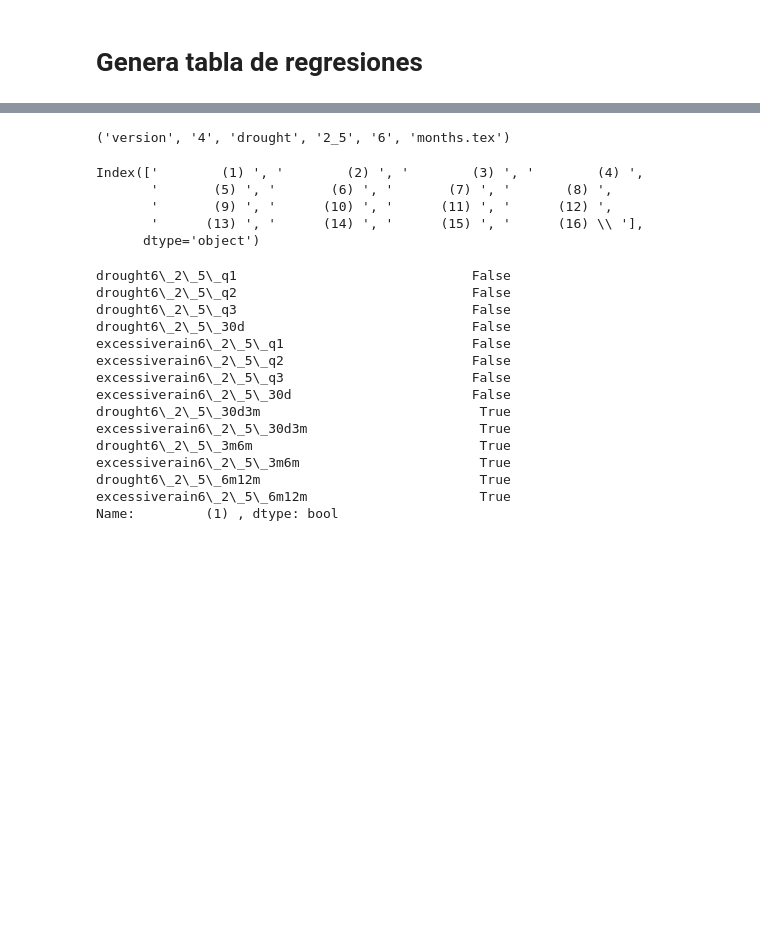
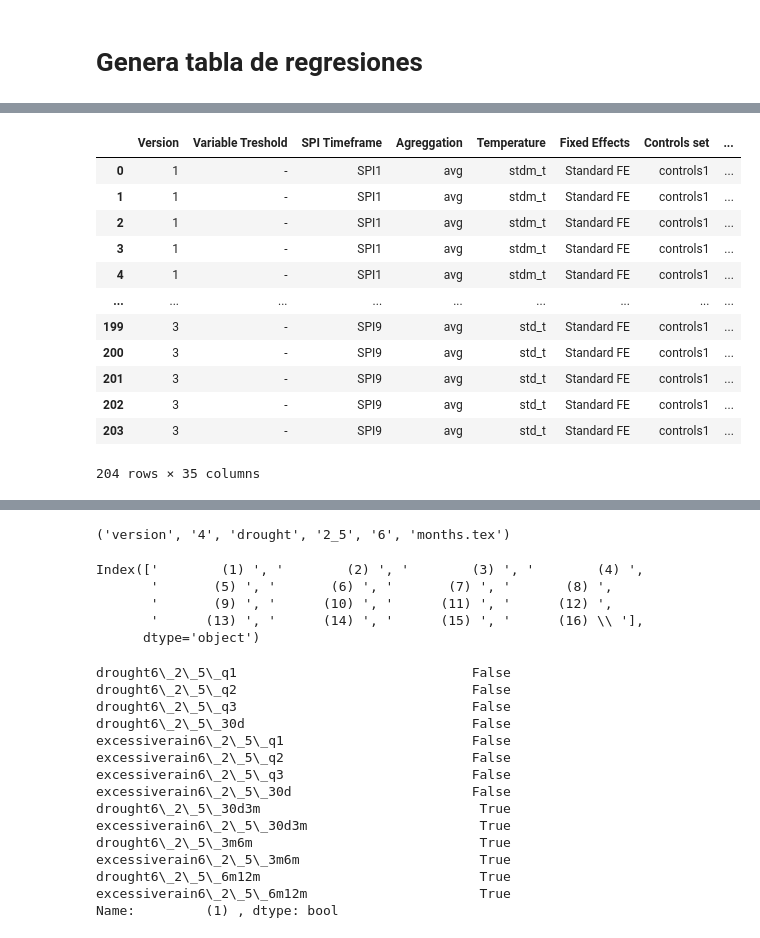
Before and after one commit to Queeno11/Child-mortality-and-Climate-Shocks, a Jupyter notebook: analiza_regresions.ipynb, the cells around one changed output, grey strips where cells are left out. Cells and saved outputs as stored; diff of their text form; code cells hidden in the pictures; blank space fills up the shorter version.

```diff
--- a/analiza_regresions.ipynb
+++ b/analiza_regresions.ipynb
@@ -45,7 +45,7 @@ def make_float(s):
     return s
 
 def parse_name(name):
-    print(name)
+
     conditions = name.split(" - ")
 
     # # From 2003 or Last 10 years
@@ -54,6 +54,19 @@ def parse_name(name):
     #     conditions = conditions[:-1]
     # else:
     subset = "Last 10 years & from 2003"
+
+    # Timeframes
+    if "times" in conditions[-1]:
+        times = conditions[-1].replace(".tex", "")
+        times = re.findall(r'\d+', times)[0]
+        conditions = conditions[:-1]
+        if times == "1":
+            times = "0to3m - 3to12m"
+        elif times == "2":
+            times = "0to12m"
+    else:
+        controls = "Standard Timeframes"
+
 
     # Control variables
     if "controls" in conditions[-1]:
@@ -76,26 +89,13 @@ def parse_name(name):
 
     version_nam, version_num = words[:2]
 
-    if version_num in ["1", "2"]:
-        months_num = words[2]
-        agg_timeframe = words[3]
-        temp_variable = words[4]
-        drought_num = " - "
+    months_num = words[2]
+    agg_timeframe = words[3]
+    temp_variable = words[4]
+    drought_num = " - "
 
-    elif version_num=="3":
-        months_num = words[3]
-        agg_timeframe = "min-max"
-        temp_variable = words[5]
-        drought_num = words[4]
-        drought_num = drought_num.replace("_", ".") + " SD"
 
-    elif version_num=="4":
-        months_num = words[3]
-        agg_timeframe = words[6]
-        temp_variable = words[5]
-        drought_num = words[4]
-        drought_num = drought_num.replace("_", ".") + " SD"
-
+    print()
     out_dict = {
         "Version": version_num,
         "Variable Treshold": drought_num,
@@ -104,6 +104,7 @@ def parse_name(name):
         "Temperature": temp_variable,
         "Fixed Effects": fixed_effects,
         "Controls set": controls,
-        "Subset": subset
+        "Timeframes": times,
+        "Subset": subset,
     }
     return out_dict
@@ -198,0 +176,16 @@ AssertionError:
+# %%
+all_results_df
+# %% [output]
+|  | Version | Variable Treshold | SPI Timeframe | Agreggation | Temperature | Fixed Effects | Controls set | ... |
+| 0 | 1 | - | SPI1 | avg | stdm_t | Standard FE | controls1 | ... |
+| 1 | 1 | - | SPI1 | avg | stdm_t | Standard FE | controls1 | ... |
+| 2 | 1 | - | SPI1 | avg | stdm_t | Standard FE | controls1 | ... |
+| 3 | 1 | - | SPI1 | avg | stdm_t | Standard FE | controls1 | ... |
+| 4 | 1 | - | SPI1 | avg | stdm_t | Standard FE | controls1 | ... |
+| ... | ... | ... | ... | ... | ... | ... | ... | ... |
+| 199 | 3 | - | SPI9 | avg | std_t | Standard FE | controls1 | ... |
+| 200 | 3 | - | SPI9 | avg | std_t | Standard FE | controls1 | ... |
+| 201 | 3 | - | SPI9 | avg | std_t | Standard FE | controls1 | ... |
+| 202 | 3 | - | SPI9 | avg | std_t | Standard FE | controls1 | ... |
+| 203 | 3 | - | SPI9 | avg | std_t | Standard FE | controls1 | ... |
+204 rows × 35 columns
```
Also changed, not shown: parts of 3 cells of this notebook, 5 other files.
